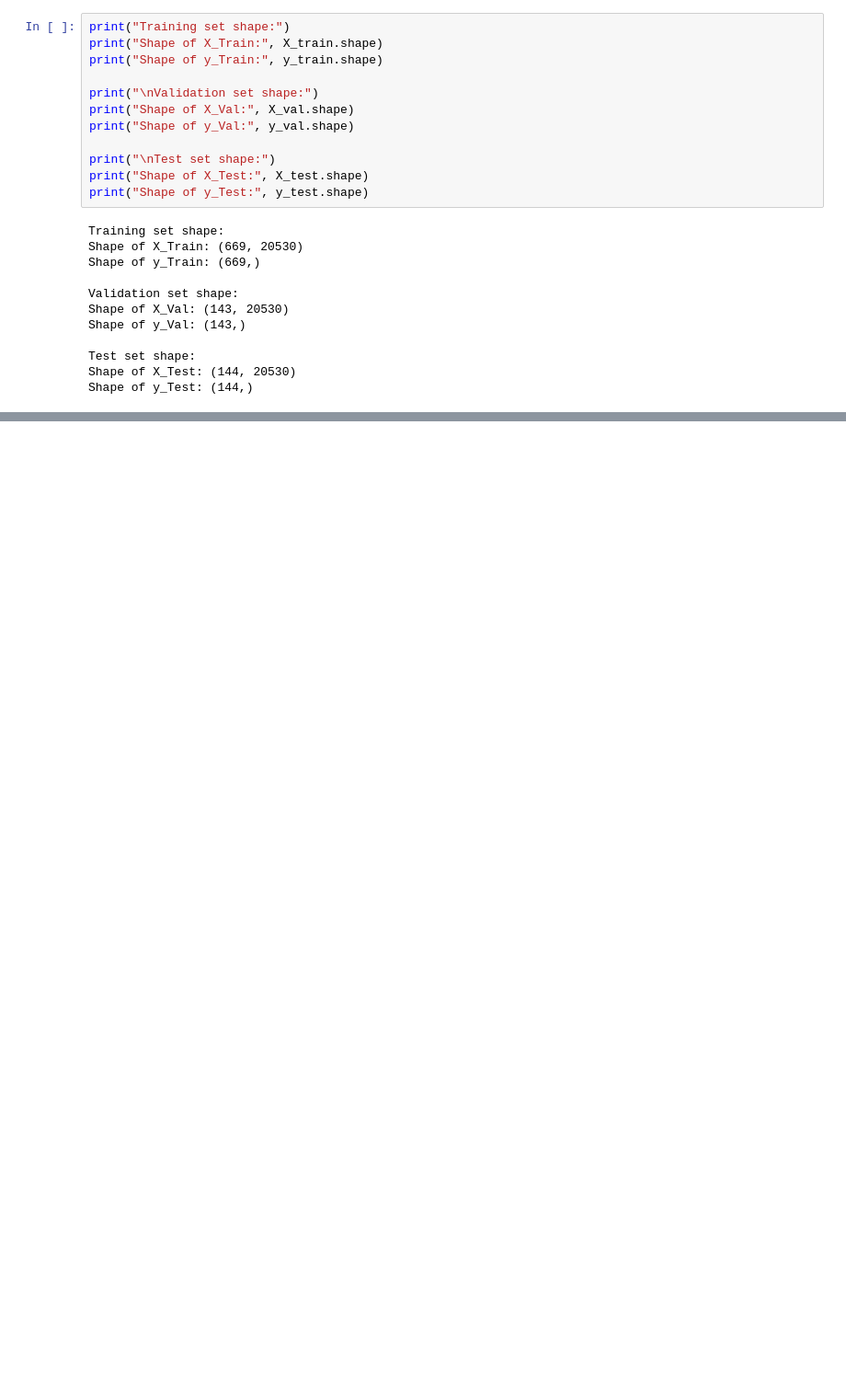
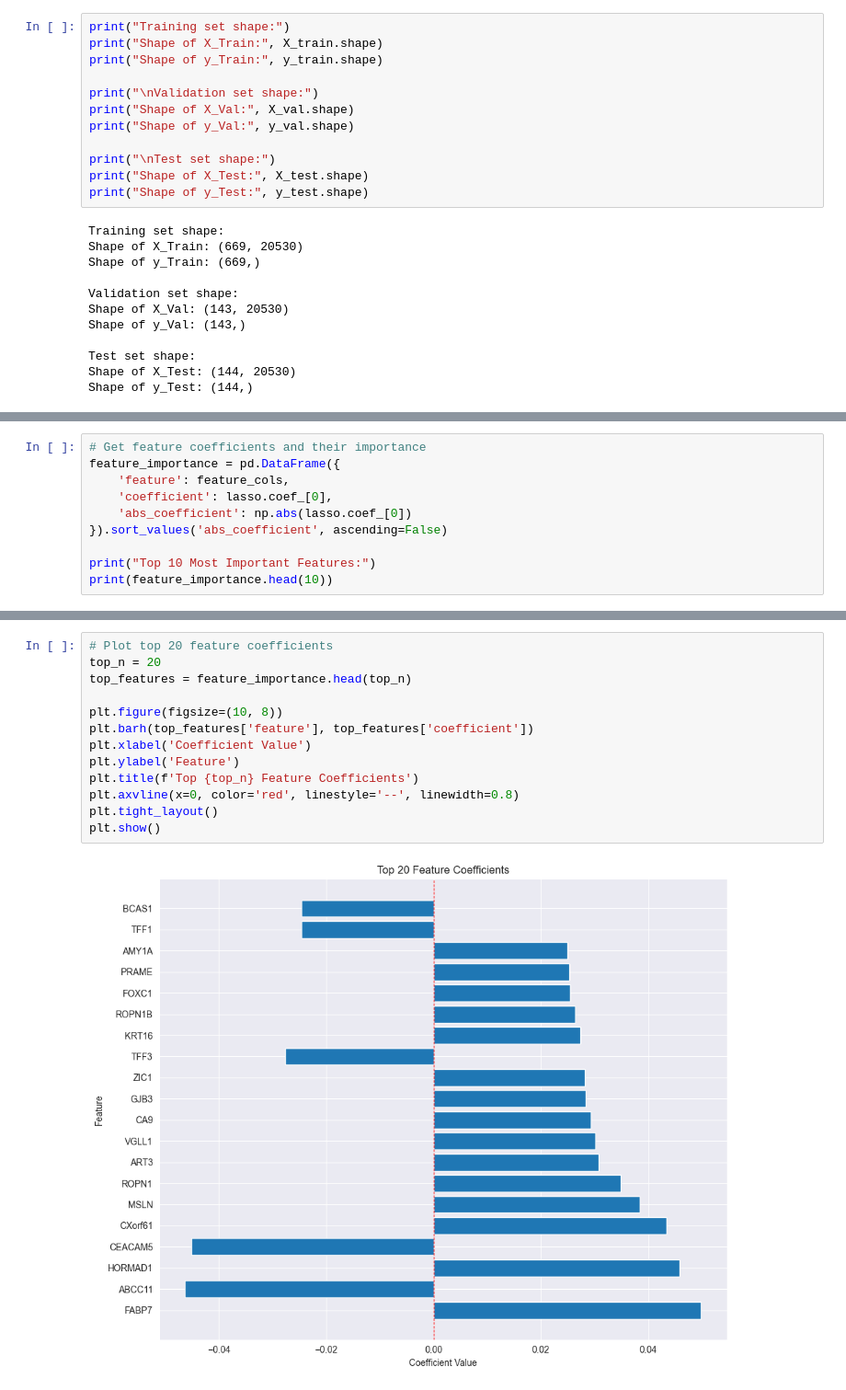
Before and after one commit to Aidinferaz/breast-cancer-pam50-xai-classification, a Jupyter notebook: White-Box Model/LinearRegression.ipynb, the cells around one changed output, grey strips where cells are left out. Shown at 92% size. Cells and saved outputs as stored; diff of their text form; blank space fills up the shorter version.

```diff
--- a/White-Box Model/LinearRegression.ipynb
+++ b/White-Box Model/LinearRegression.ipynb
@@ -109,0 +138,10 @@ print(classification_report(y_val, y_val_pred, target_names=le.classes_))
+# %%
+# Get feature coefficients and their importance
+feature_importance = pd.DataFrame({
+    'feature': feature_cols,
+    'coefficient': lasso.coef_[0],
+    'abs_coefficient': np.abs(lasso.coef_[0])
+}).sort_values('abs_coefficient', ascending=False)
+
+print("Top 10 Most Important Features:")
+print(feature_importance.head(10))
@@ -109,0 +161,15 @@ print(classification_report(y_val, y_val_pred, target_names=le.classes_))
+# %%
+# Plot top 20 feature coefficients
+top_n = 20
+top_features = feature_importance.head(top_n)
+
+plt.figure(figsize=(10, 8))
+plt.barh(top_features['feature'], top_features['coefficient'])
+plt.xlabel('Coefficient Value')
+plt.ylabel('Feature')
+plt.title(f'Top {top_n} Feature Coefficients')
+plt.axvline(x=0, color='red', linestyle='--', linewidth=0.8)
+plt.tight_layout()
+plt.show()
+# %% [output]
+[figure, added]
```
Also changed, not shown: parts of 8 cells of this notebook.
